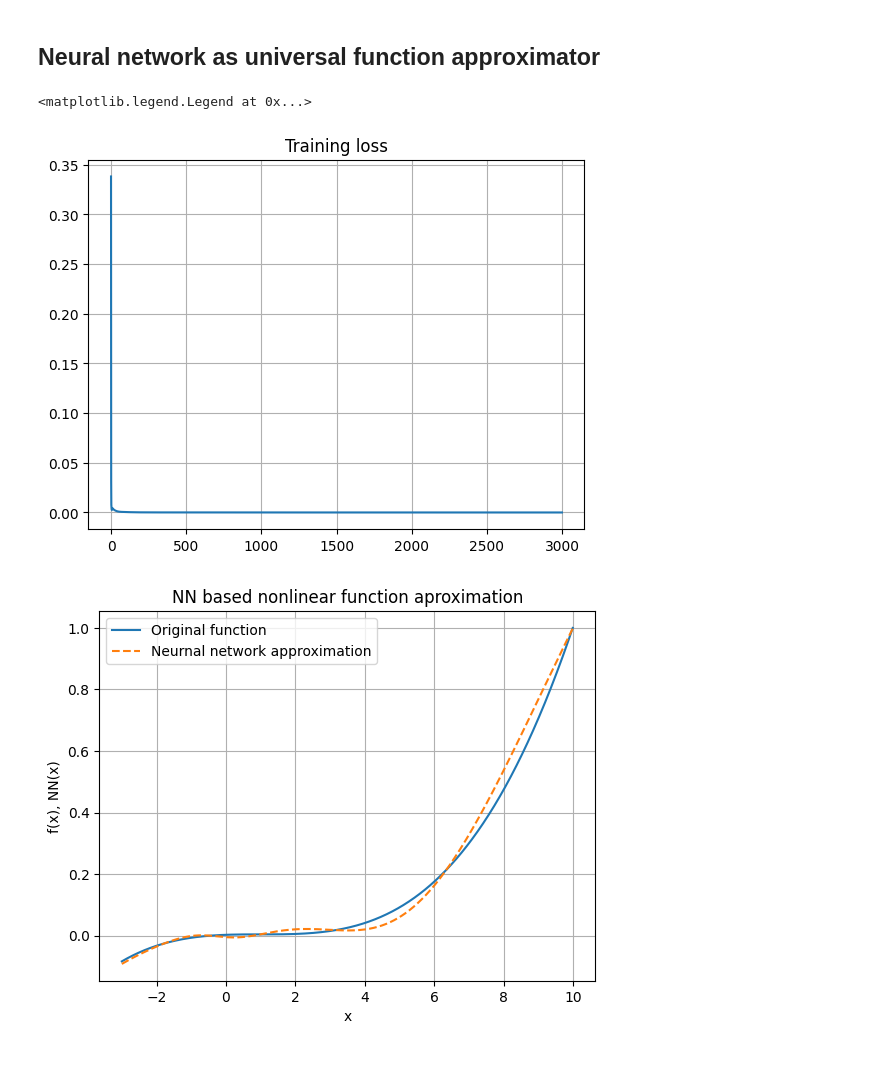
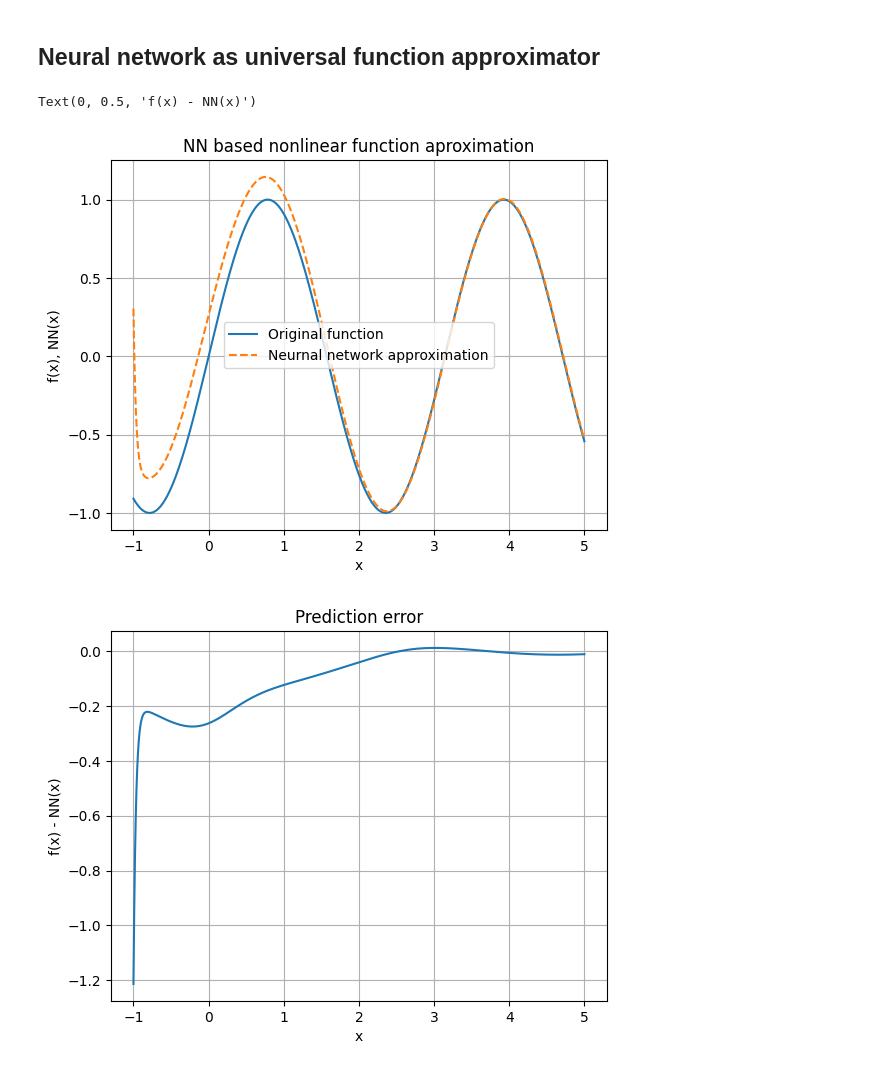
Before and after one commit to Markis-Iustin-Ioan-30126/Neural-Networks-from-scratch, a Jupyter notebook: simple_neural_network.ipynb, the cells around one changed output. Cells and saved outputs as stored; diff of their text form; code cells hidden in the pictures.

```diff
--- a/simple_neural_network.ipynb
+++ b/simple_neural_network.ipynb
@@ -128,53 +128,45 @@ Text(0.5, 0.5, 'Y')
 # %% [markdown]
 ## Neural network as universal function approximator
 # %%
-verbose = False
 layers = [
-    Dense(1, 10),
+    Dense(1, 20),
     Activation(activations.tanh, activations.tanh_gradient),
-    Dense(10, 1)
+    Dense(20, 1)
 ]
 
 net = NeuralNetwork(layers, learning_rate=0.001)
 
-x_data = np.array(np.arange(-3, 10, 0.01), ndmin=2).T
-y_data = (x_data-1)**3 + 3
-y_data = y_data/np.max(y_data)
+x_data = np.array(np.arange(-1, 5, 0.001), ndmin=2).T
+y_data = np.sin(2*x_data)
 
-number_of_epochs = 3000
-learning_rate = 0.001
-training_loss = []
+error = np.zeros_like(y_data)
+y_hat = np.zeros_like(y_data)
 
-for i in range(number_of_epochs):
-    loss = 0
-    for j, x, in enumerate(x_data):
-        # inference
-        y_hat = net.forward(x)
-        loss += mse(y_hat, y_data[j])
+for j, x, in enumerate(x_data):
+    # inference
+    y_hat[j] = net.forward(x)
+    error[j] = y_data[j] - y_hat[j]
 
-        # backward propagation
-        net.backward(mse_gradient(y_hat, y_data[j]))
-    training_loss.append(loss/x_data.size)
-    if verbose is True:
-        print("Epoch: {0}/{1} complete, loss: {2}".format(i + 1, number_of_epochs, loss/x_data.size))
+    # backward propagation
+    net.backward(mse_gradient(y_hat[j], y_data[j]))
 
-plt.plot(training_loss)
-plt.grid()
-plt.title("Training loss")
-
-out = []
-for i in x_data:
-    out.append(net.forward(i).item())
 
 plt.figure()
 plt.plot(x_data, y_data)
-plt.plot(x_data, out, '--')
+plt.plot(x_data, y_hat, '--')
 plt.grid()
 plt.title("NN based nonlinear function aproximation")
 plt.xlabel("x")
 plt.ylabel("f(x), NN(x)")
 plt.legend((("Original function"), ("Neurnal network approximation")))
+
+plt.figure()
+plt.plot(x_data, error)
+plt.grid()
+plt.title("Prediction error")
+plt.xlabel("x")
+plt.ylabel("f(x) - NN(x)")
 # %% [output]
-<matplotlib.legend.Legend at 0x...>
+Text(0, 0.5, 'f(x) - NN(x)')
-[figure, old version]
+[figure, new version]
-[figure, old version]
+[figure, new version]
```
Also changed, not shown: parts of 1 cell of this notebook.
